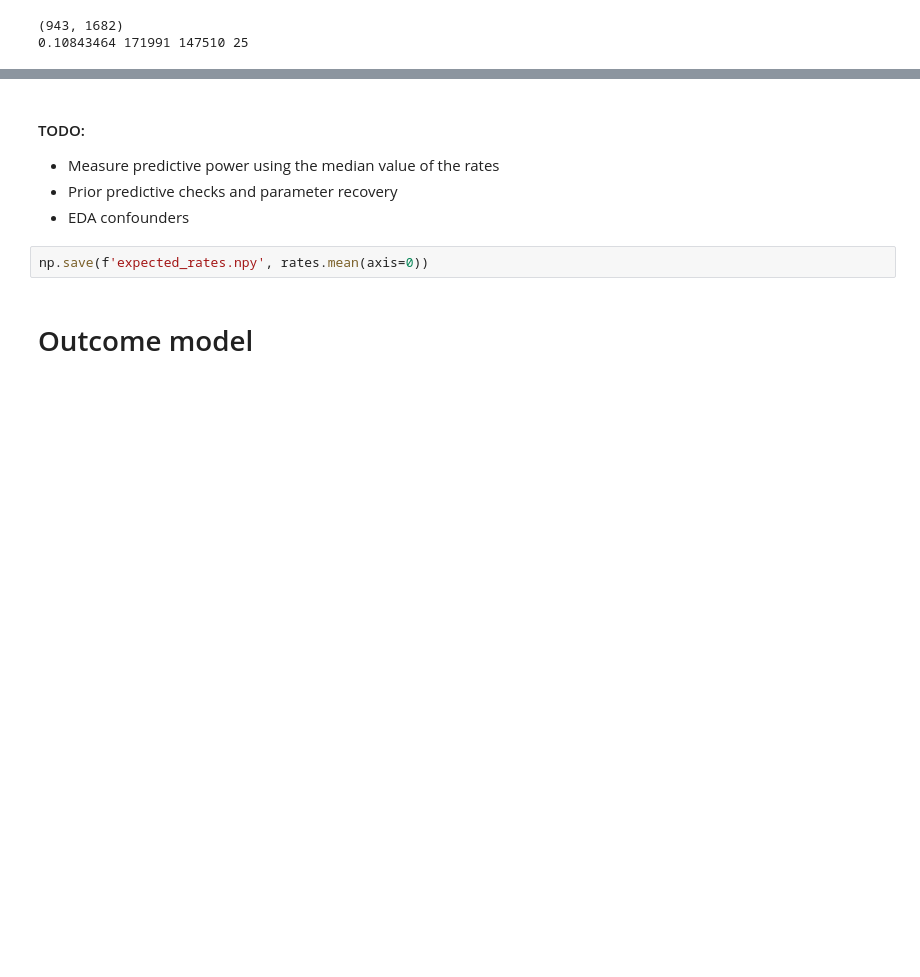
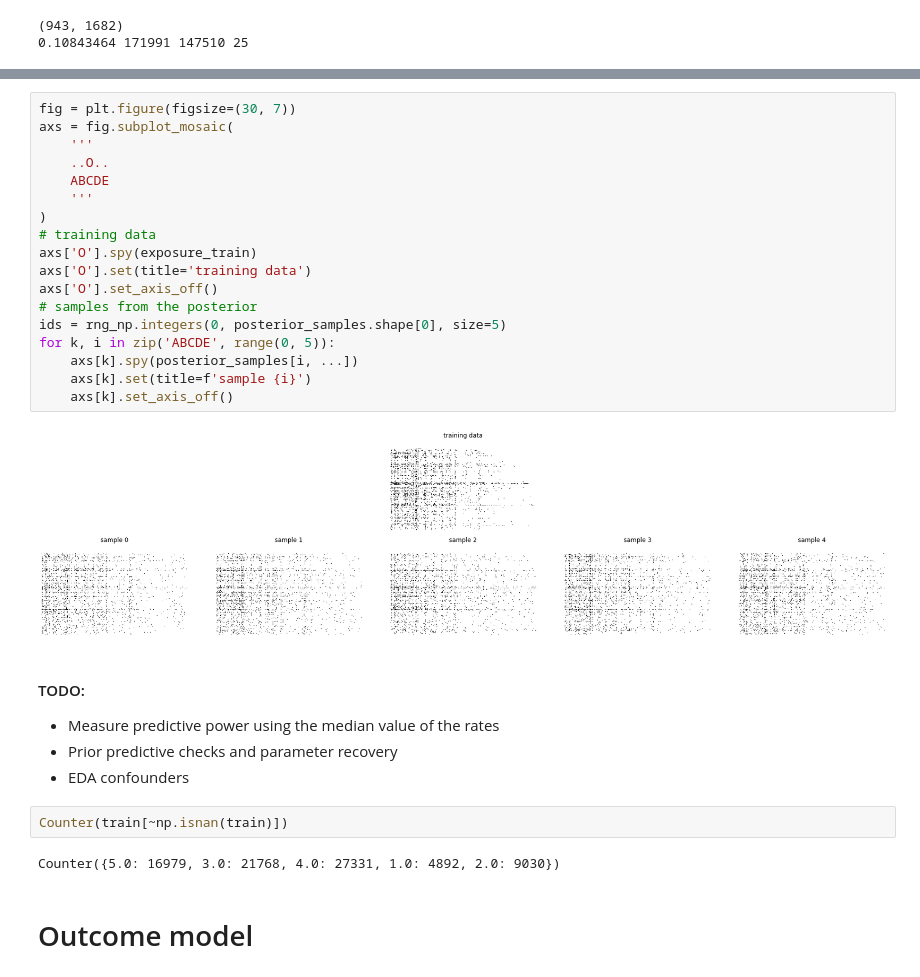
Before and after one commit to RaulPL/deconfounded_recommender, a Jupyter notebook: dec_recommender.ipynb, the cells around one changed output, grey strips where cells are left out. Drawn from its saved outputs; the diff is of its cells as text; blank space fills up the shorter version.

```diff
--- a/dec_recommender.ipynb
+++ b/dec_recommender.ipynb
@@ -253,10 +264,32 @@ axs[1].set(title='Posterior distribution of movies views');
+# %%
+fig = plt.figure(figsize=(30, 7))
+axs = fig.subplot_mosaic(
+    '''
+    ..O..
+    ABCDE
+    '''
+)
+# training data
+axs['O'].spy(exposure_train)
+axs['O'].set(title='training data')
+axs['O'].set_axis_off()
+# samples from the posterior
+ids = rng_np.integers(0, posterior_samples.shape[0], size=5)
+for k, i in zip('ABCDE', range(0, 5)):
+    axs[k].spy(posterior_samples[i, ...])
+    axs[k].set(title=f'sample {i}')
+    axs[k].set_axis_off()
+# %% [output]
+[figure, added]
 # %% [markdown]
 #### TODO:
 * Measure predictive power using the median value of the rates
 * Prior predictive checks and parameter recovery
 * EDA confounders
-# %%
-np.save(f'expected_rates.npy', rates.mean(axis=0))
+# %%
+Counter(train[~np.isnan(train)])
+# %% [output]
+Counter({5.0: 16979, 3.0: 21768, 4.0: 27331, 1.0: 4892, 2.0: 9030})
 # %% [markdown]
 # Outcome model
 # %%
```
Also changed, not shown: parts of 11 cells of this notebook.
